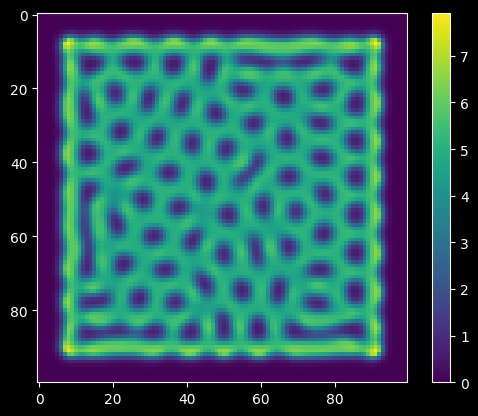
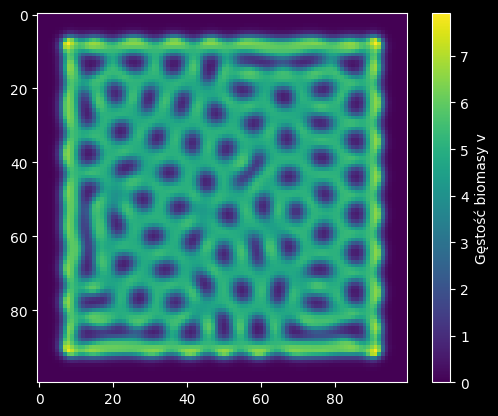
The change to this notebook cell's code, shown as a diff; its figure went from the first image to the second:
--- before
+++ after
@@ -1,3 +1,3 @@
 plt.imshow(v.reshape((Nx,Ny)))
-plt.colorbar()
+plt.colorbar(label="Gęstość biomasy v")
 plt.show()

Commit: Dodano notebook z bifurkacją i zmianami w klasie KlausmeierSolver